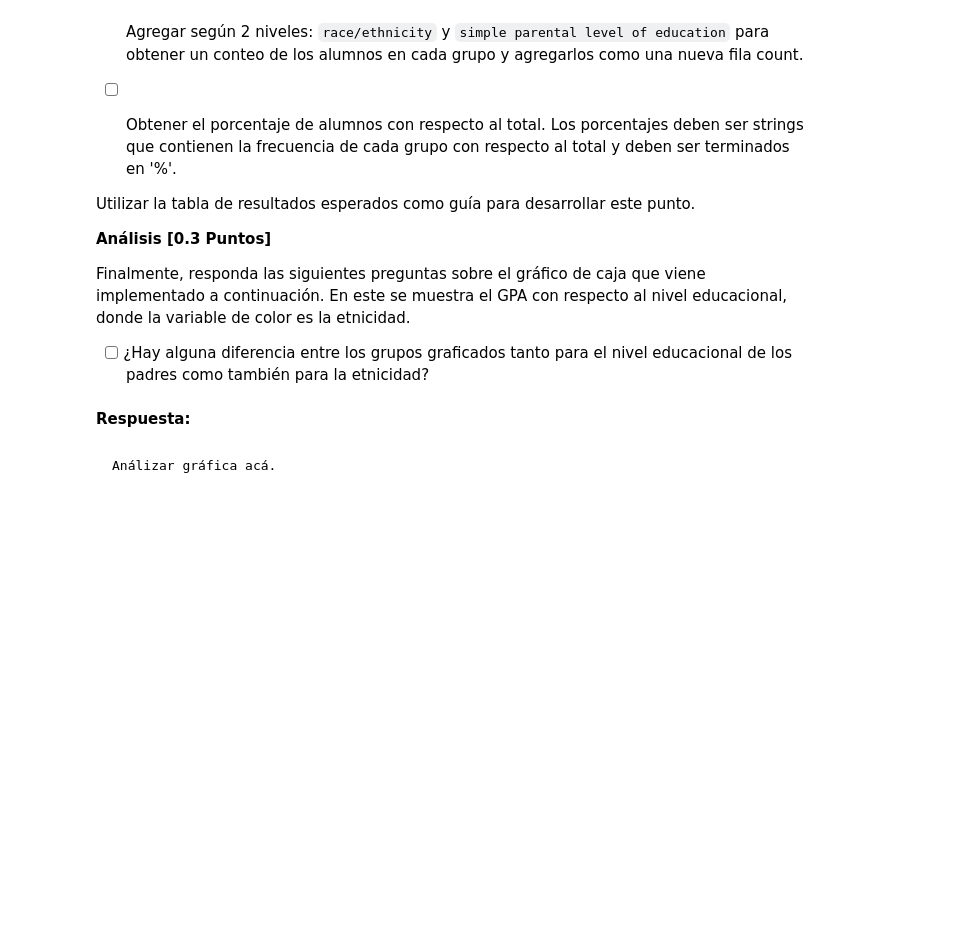
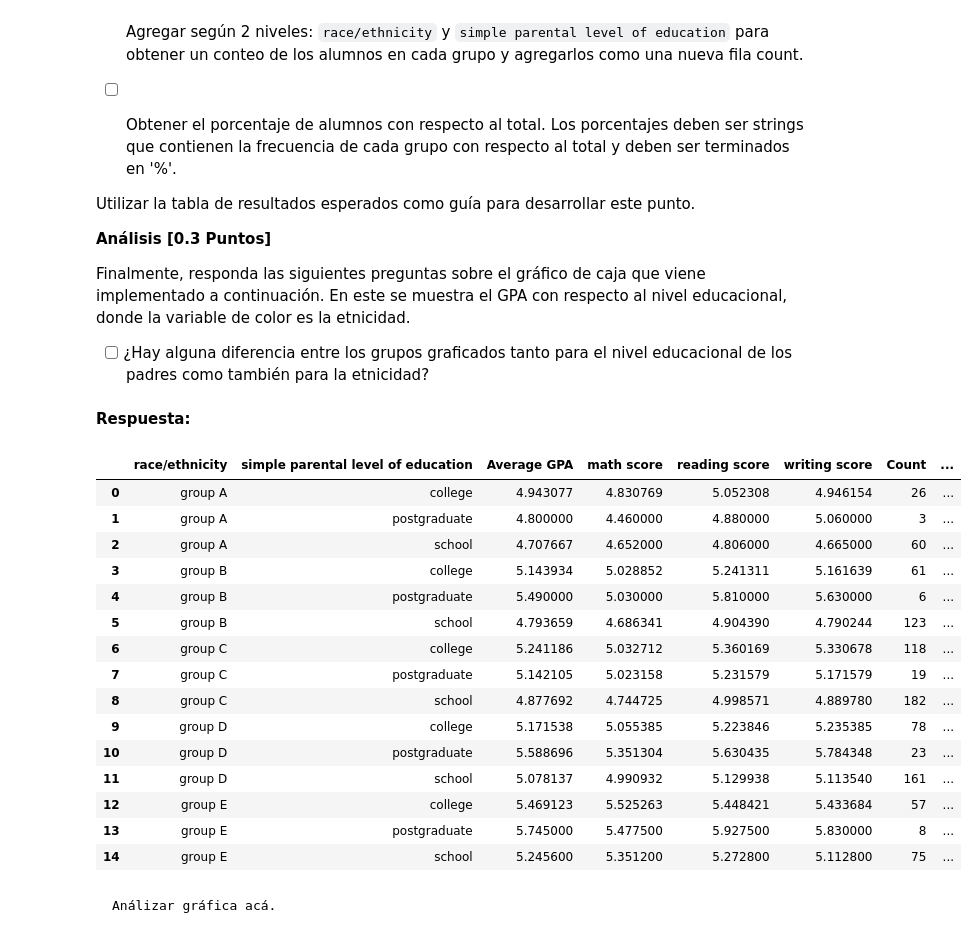
Before and after one commit to vspartamo/MDS7202, a Jupyter notebook: Lab-3/Lab3.ipynb, the cells around one changed output. Drawn from its saved outputs; the diff is of its cells as text; code cells hidden in the pictures; blank space fills up the shorter version.

```diff
--- a/Lab-3/Lab3.ipynb
+++ b/Lab-3/Lab3.ipynb
@@ -503,7 +503,7 @@ Hint: investigue el método `concat`
 **Respuesta:**
 # %%
 # Inserte su respuesta aquí
-df_grades_1= ...
-df_grades_2= ...
+df_grades_1= pd.read_json('students_grades_1.json')
+df_grades_2= pd.read_json('students_grades_2.json')
 
-df_grades= ...
+df_grades_comb = pd.concat([df_grades_1, df_grades_2], ignore_index=True)
@@ -553,2 +588,43 @@ Finalmente, responda las siguientes preguntas sobre el gráfico de caja que vien
+# %%
+df_grades_comb['GPA'] = df_grades_comb[['math score', 'reading score', 'writing score']].astype(float).mean(axis=1)
+education_mapping = {
+    'some high school': 'school',
+    'some college': 'school',
+    'high school': 'school',
+    'bachelor\'s degree': 'college',
+    'associate\'s degree': 'college',
+    'master\'s degree': 'postgraduate'
+}
+df_grades_comb['simple parental level of education'] = df_grades_comb['parental level of education'].map(education_mapping)
+
+resumen_mean = df_grades_comb.groupby(['race/ethnicity', 'simple parental level of education'])['GPA'].mean().reset_index()
+resumen_mean.rename(columns={'GPA': 'Average GPA'}, inplace=True)
+resumen_scores = df_grades_comb.groupby(['race/ethnicity', 'simple parental level of education'])[['math score', 'reading score', 'writing score']].mean().reset_index()
+resumen_count = df_grades_comb.groupby(['race/ethnicity', 'simple parental level of education']).size().reset_index(name='Count')
+total_students = len(df_grades_comb)
+resumen_count['Percentage'] = (resumen_count['Count'] / total_students * 100).round(2).astype(str) + '%'
+
+# Unir las tablas de resumen
+summary_table = pd.merge(resumen_mean, resumen_scores, on=['race/ethnicity', 'simple parental level of education'])
+summary_table = pd.merge(summary_table, resumen_count, on=['race/ethnicity', 'simple parental level of education'])
+# %%
+summary_table
+# %% [output]
+|  | race/ethnicity | simple parental level of education | Average GPA | math score | reading score | writing score | Count | ... |
+| 0 | group A | college | 4.943077 | 4.830769 | 5.052308 | 4.946154 | 26 | ... |
+| 1 | group A | postgraduate | 4.800000 | 4.460000 | 4.880000 | 5.060000 | 3 | ... |
+| 2 | group A | school | 4.707667 | 4.652000 | 4.806000 | 4.665000 | 60 | ... |
+| 3 | group B | college | 5.143934 | 5.028852 | 5.241311 | 5.161639 | 61 | ... |
+| 4 | group B | postgraduate | 5.490000 | 5.030000 | 5.810000 | 5.630000 | 6 | ... |
+| 5 | group B | school | 4.793659 | 4.686341 | 4.904390 | 4.790244 | 123 | ... |
+| 6 | group C | college | 5.241186 | 5.032712 | 5.360169 | 5.330678 | 118 | ... |
+| 7 | group C | postgraduate | 5.142105 | 5.023158 | 5.231579 | 5.171579 | 19 | ... |
+| 8 | group C | school | 4.877692 | 4.744725 | 4.998571 | 4.889780 | 182 | ... |
+| 9 | group D | college | 5.171538 | 5.055385 | 5.223846 | 5.235385 | 78 | ... |
+| 10 | group D | postgraduate | 5.588696 | 5.351304 | 5.630435 | 5.784348 | 23 | ... |
+| 11 | group D | school | 5.078137 | 4.990932 | 5.129938 | 5.113540 | 161 | ... |
+| 12 | group E | college | 5.469123 | 5.525263 | 5.448421 | 5.433684 | 57 | ... |
+| 13 | group E | postgraduate | 5.745000 | 5.477500 | 5.927500 | 5.830000 | 8 | ... |
+| 14 | group E | school | 5.245600 | 5.351200 | 5.272800 | 5.112800 | 75 | ... |
 # %%
 fig = px.box(
```
Also changed, not shown: parts of 7 cells of this notebook.
